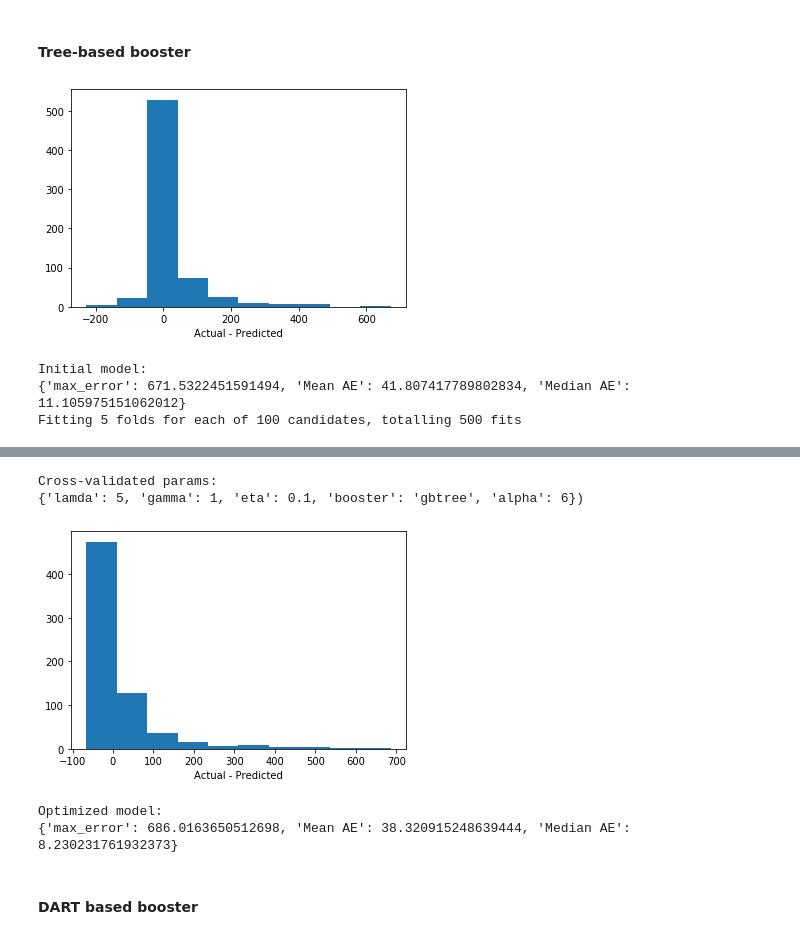
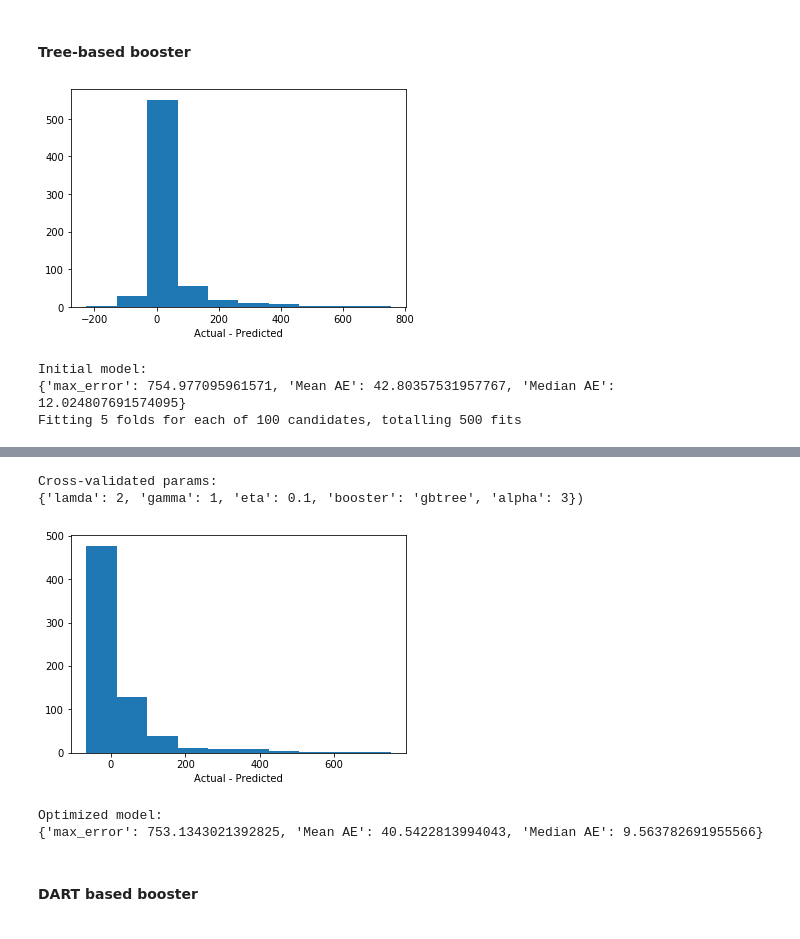
Before and after one commit to suneric98/Crescendo, a Jupyter notebook: data/regression_DaysOnTopCharts.ipynb, the cells around one changed output, grey strips where cells are left out. Cells and saved outputs as stored; diff of their text form; code cells hidden in the pictures.

```diff
--- a/data/regression_DaysOnTopCharts.ipynb
+++ b/data/regression_DaysOnTopCharts.ipynb
@@ -7,7 +7,7 @@ import matplotlib.pyplot as plt
 from pprint import PrettyPrinter
 pp = PrettyPrinter(indent = 3)
 # %%
-data = pd.read_csv('TopCharts_merged.csv', index_col = 0)
+data = pd.read_csv('TopCharts_unique.csv', index_col = 0)
 #dataset
 data.head()
 # %% [output]
@@ -25,5 +34,5 @@ df.drop(columns = "Days", inplace = True)
 # %%
-d = ["Artist", "Title", "Id", "Artist Id", "Artist Genres"]
+d = ["Artist", "Title", "Id"]
 df.drop(columns = d, inplace = True)
 # %%
 for col in df.columns:
@@ -229,13 +263,13 @@ from xgboost import XGBRegressor
 # %%
 xgbr = XGBRegressor().fit(X_train, y_train)
 print(f"Initial model:\n{evalModel(xgbr, X_test, y_test)}")
 params = {"booster":["gbtree"], "eta":[.1], "gamma":[1], "lamda":np.arange(1, 11, 1), "alpha":np.arange(0, 11, 1)}
-cv = gridsearch(XGBRegressor(), params, X_train, y_train, random = True)
-print(f"Cross-validated params:\n{cv['params']})")
-print(f"Optimized model:\n{evalModel(cv['model'],X_test, y_test)}")
+xgbr_cv = gridsearch(XGBRegressor(), params, X_train, y_train, random = True)
+print(f"Cross-validated params:\n{xgbr_cv['params']})")
+print(f"Optimized model:\n{evalModel(xgbr_cv['model'],X_test, y_test)}")
 # %% [output]
-[figure, old version]
+[figure, new version]
 Initial model:
-{'max_error': 671.5322451591494, 'Mean AE': 41.807417789802834, 'Median AE': 11.105975151062012}
+{'max_error': 754.977095961571, 'Mean AE': 42.80357531957767, 'Median AE': 12.024807691574095}
 Fitting 5 folds for each of 100 candidates, totalling 500 fits
 [Parallel(n_jobs=-1)]: Using backend LokyBackend with 4 concurrent workers.
@@ -246,8 +280,8 @@ Fitting 5 folds for each of 100 candidates, totalling 500 fits
 Cross-validated params:
-{'lamda': 5, 'gamma': 1, 'eta': 0.1, 'booster': 'gbtree', 'alpha': 6})
+{'lamda': 2, 'gamma': 1, 'eta': 0.1, 'booster': 'gbtree', 'alpha': 3})
-[figure, old version]
+[figure, new version]
 Optimized model:
-{'max_error': 686.0163650512698, 'Mean AE': 38.320915248639444, 'Median AE': 8.230231761932373}
+{'max_error': 753.1343021392825, 'Mean AE': 40.5422813994043, 'Median AE': 9.563782691955566}
 # %% [markdown]
 #### DART based booster
 # %%
```
Also changed, not shown: parts of 22 cells of this notebook, 3 other files.
